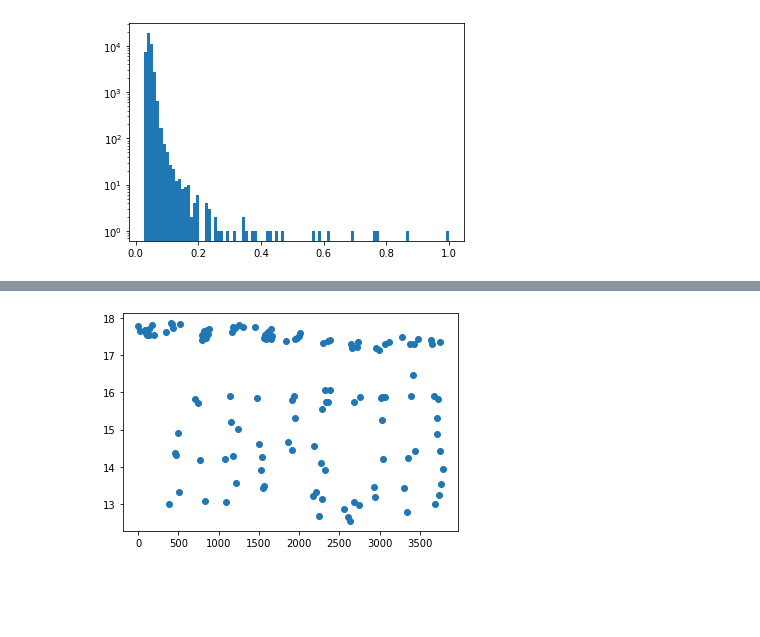
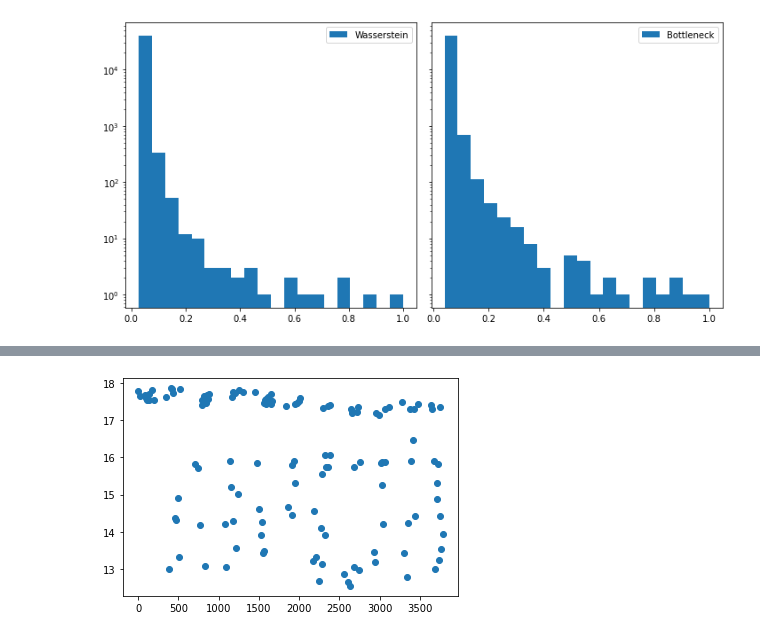
Before and after one commit to cosmic-hi-5/astropology, a Jupyter notebook: anomaly/agn.ipynb, the cells around one changed output, grey strips where cells are left out. Cells and saved outputs as stored; diff of their text form; code cells hidden in the pictures; blank space fills up the shorter version.

```diff
--- a/anomaly/agn.ipynb
+++ b/anomaly/agn.ipynb
@@ -28,8 +47,14 @@ ranked_objectid = objectid_w[w_rank]
-# %%
-_ = plt.hist(w_score, bins=100)
-plt.yscale("log")
-# %% [output]
-[figure, removed]
+# %%
+fig, axs = plt.subplots(
+    sharey=True, ncols=2, nrows=1, tight_layout=True,
+    figsize=(10, 5)
+)
+bins = 20
+_ = axs[0].hist(w_score, bins=bins, label="Wasserstein")
+_ = axs[1].hist(b_score, bins=bins, label="Bottleneck")
+for ax in axs: ax.set_yscale("log"), ax.legend()
+# %% [output]
+[figure, added]
 # %%
 cadence = np.empty((w_score.size, 2))
 
```
Also changed, not shown: parts of 3 cells of this notebook, 4 other files.
